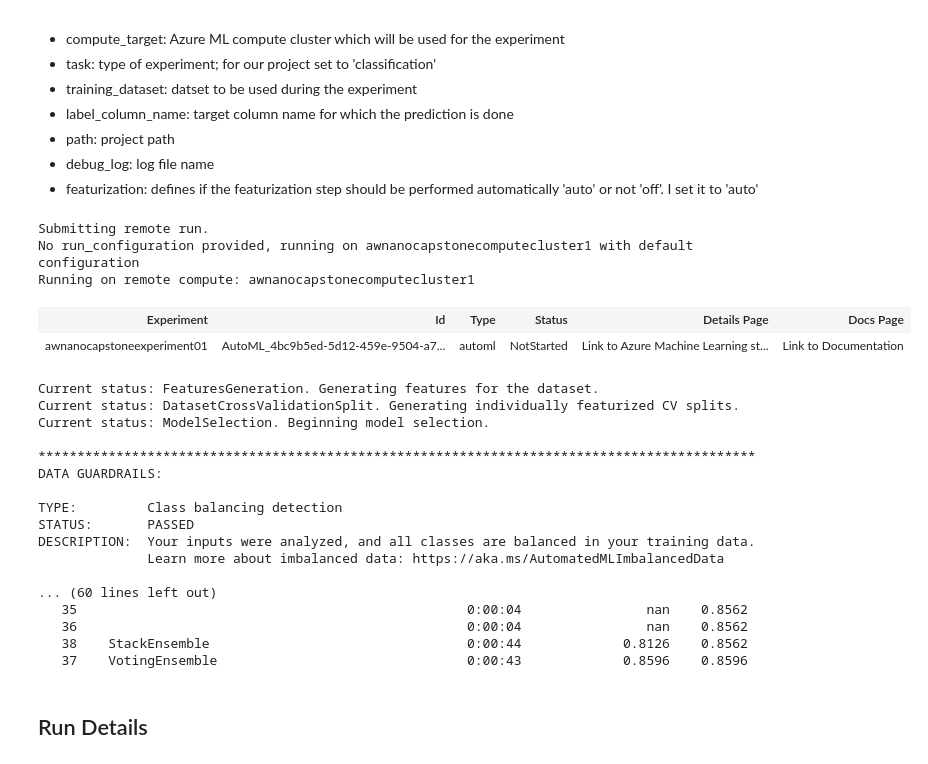
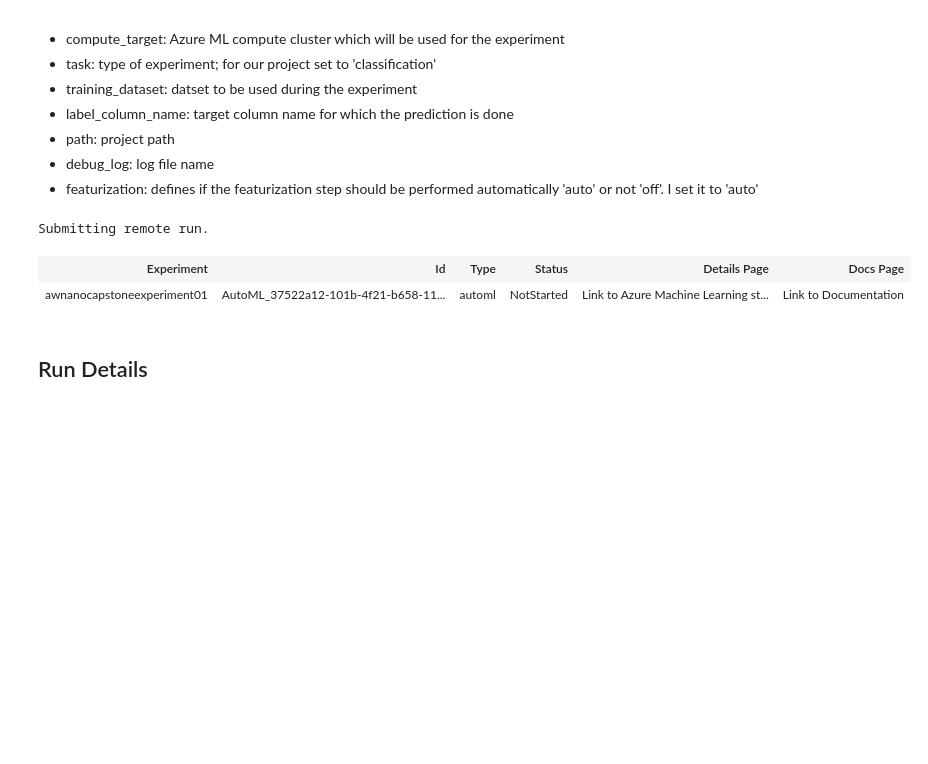
Before and after one commit to arturwasnik/nd00333-capstone, a Jupyter notebook: starter_file/automl.ipynb, the cells around one changed output. Cells and saved outputs as stored; diff of their text form; code cells hidden in the pictures; blank space fills up the shorter version.

```diff
--- a/starter_file/automl.ipynb
+++ b/starter_file/automl.ipynb
@@ -188,30 +173,11 @@ automl_config = AutoMLConfig(compute_target = compute_target,
                             )
 # %%
 # submit the experiment
-run = experiment.submit(automl_config, show_output = True)
+run = experiment.submit(automl_config)
 # %% [output]
 Submitting remote run.
-No run_configuration provided, running on awnanocapstonecomputecluster1 with default configuration
-Running on remote compute: awnanocapstonecomputecluster1
 | Experiment | Id | Type | Status | Details Page | Docs Page |
-| awnanocapstoneexperiment01 | AutoML_4bc9b5ed-5d12-459e-9504-a7... | automl | NotStarted | Link to Azure Machine Learning st... | Link to Documentation |
+| awnanocapstoneexperiment01 | AutoML_37522a12-101b-4f21-b658-11... | automl | NotStarted | Link to Azure Machine Learning st... | Link to Documentation |
-Current status: FeaturesGeneration. Generating features for the dataset.
-Current status: DatasetCrossValidationSplit. Generating individually featurized CV splits.
-Current status: ModelSelection. Beginning model selection.
-
-********************************************************************************************
-DATA GUARDRAILS:
-
-TYPE:         Class balancing detection
-STATUS:       PASSED
-DESCRIPTION:  Your inputs were analyzed, and all classes are balanced in your training data.
-              Learn more about imbalanced data: https://aka.ms/AutomatedMLImbalancedData
-
-... (60 lines left out)
-   35                                                  0:00:04                nan    0.8562
-   36                                                  0:00:04                nan    0.8562
-   38    StackEnsemble                                 0:00:44             0.8126    0.8562
-   37    VotingEnsemble                                0:00:43             0.8596    0.8596
 # %% [markdown]
 ## Run Details
 # %% [markdown]
```
Also changed, not shown: parts of 8 cells of this notebook, 2 other files.
